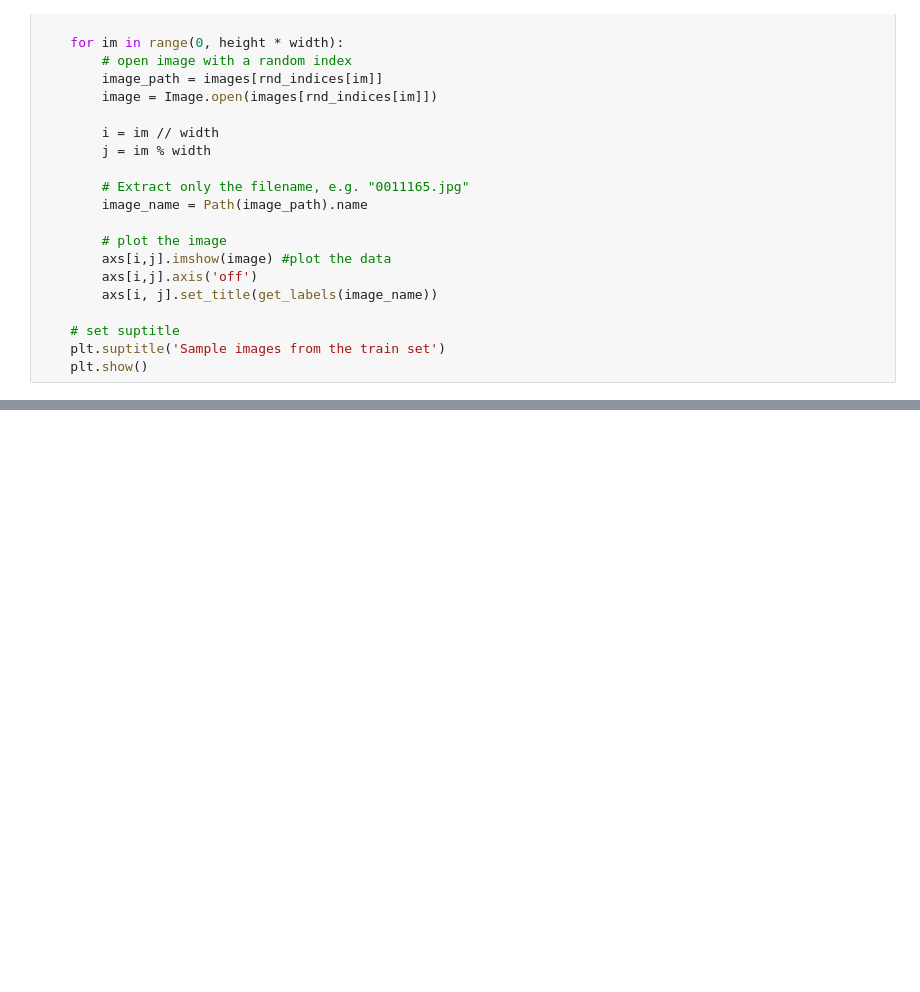
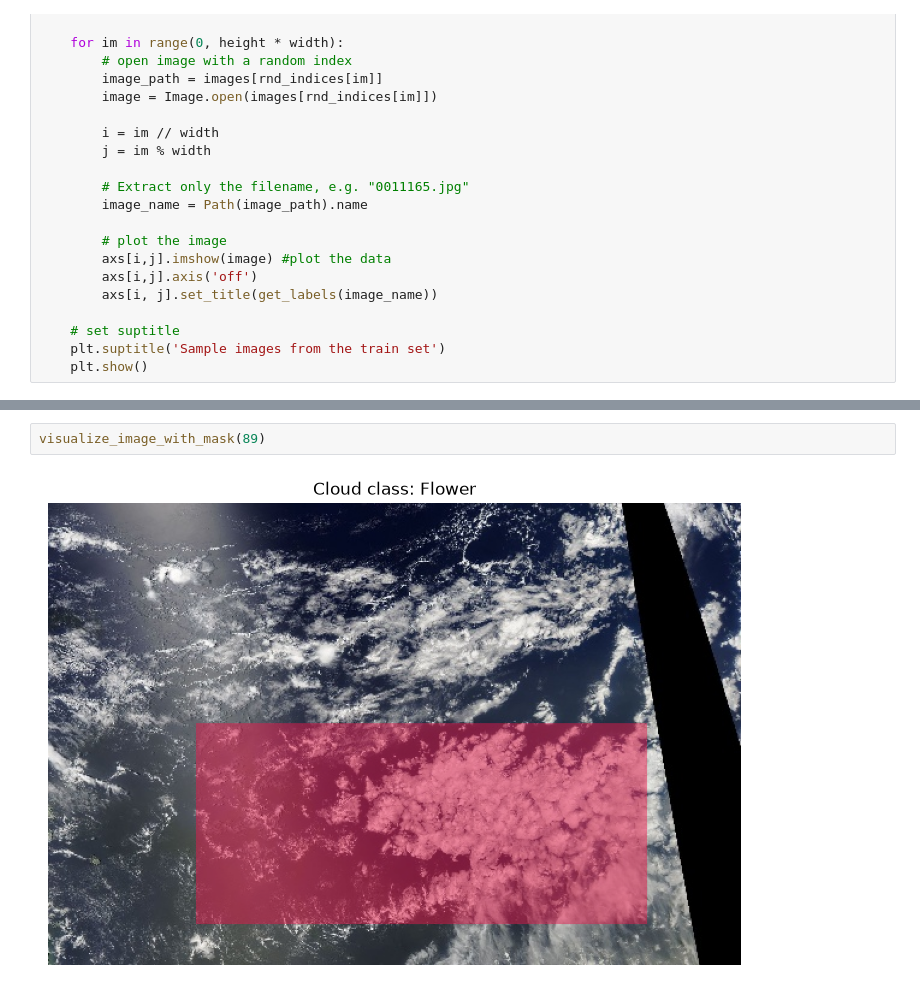
Before and after one commit to YOHANCOHENCODES/jun26_bcds_cloud_segmentation, a Jupyter notebook: notebooks/1.0-mahsa-data-exploration.ipynb, the cells around one changed output, grey strips where cells are left out. Cells and saved outputs as stored; diff of their text form; blank space fills up the shorter version.

```diff
--- a/notebooks/1.0-mahsa-data-exploration.ipynb
+++ b/notebooks/1.0-mahsa-data-exploration.ipynb
@@ -487,0 +601,4 @@ plot_training_images()
+# %%
+visualize_image_with_mask(89)
+# %% [output]
+[figure, added]
```
Also changed, not shown: parts of 14 cells of this notebook, 3 other files.
